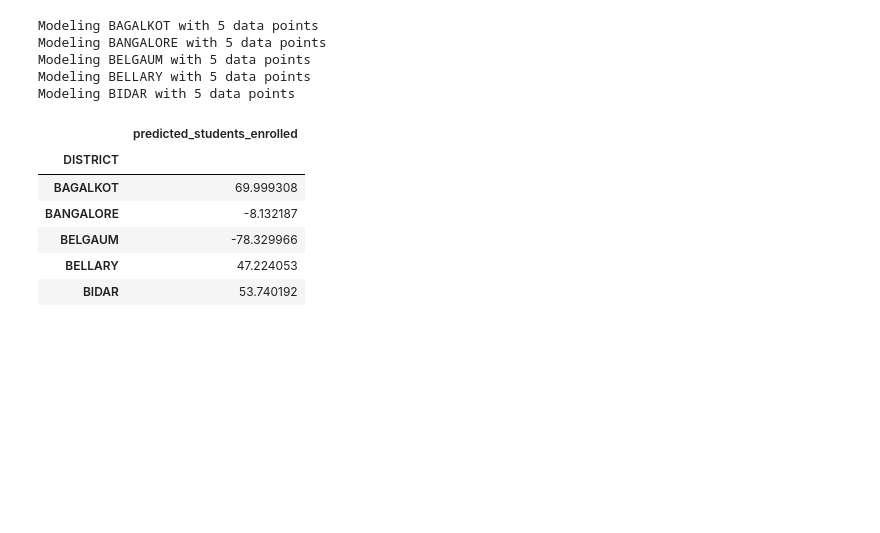
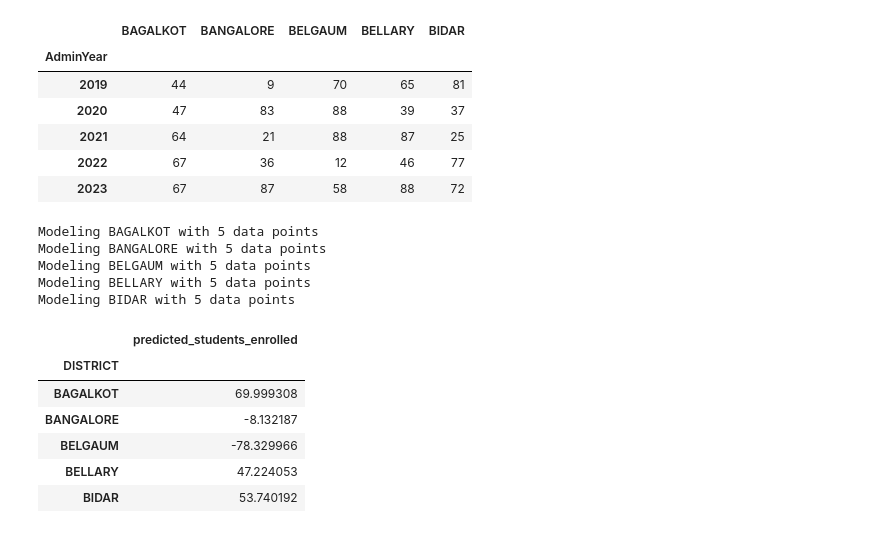
Before and after one commit to Omikar243/RAMACHANDRA-NA-BHAKTARU, a Jupyter notebook: random_sarima.ipynb, the cells around one changed output. Cells and saved outputs as stored; diff of their text form; code cells hidden in the pictures; blank space fills up the shorter version.

```diff
--- a/random_sarima.ipynb
+++ b/random_sarima.ipynb
@@ -19,6 +19,16 @@ data = {
 
 # Convert to DataFrame and set index
 pivot_data = pd.DataFrame(data).set_index('AdminYear')
+# %%
+pivot_data.head()
+# %% [output]
+|  | BAGALKOT | BANGALORE | BELGAUM | BELLARY | BIDAR |
+| AdminYear |  |  |  |  |  |
+| 2019 | 44 | 9 | 70 | 65 | 81 |
+| 2020 | 47 | 83 | 88 | 39 | 37 |
+| 2021 | 64 | 21 | 88 | 87 | 25 |
+| 2022 | 67 | 36 | 12 | 46 | 77 |
+| 2023 | 67 | 87 | 58 | 88 | 72 |
 # %%
 # Dictionary to store predictions
 predictions = {}
```
Also changed, not shown: 3 other files.
